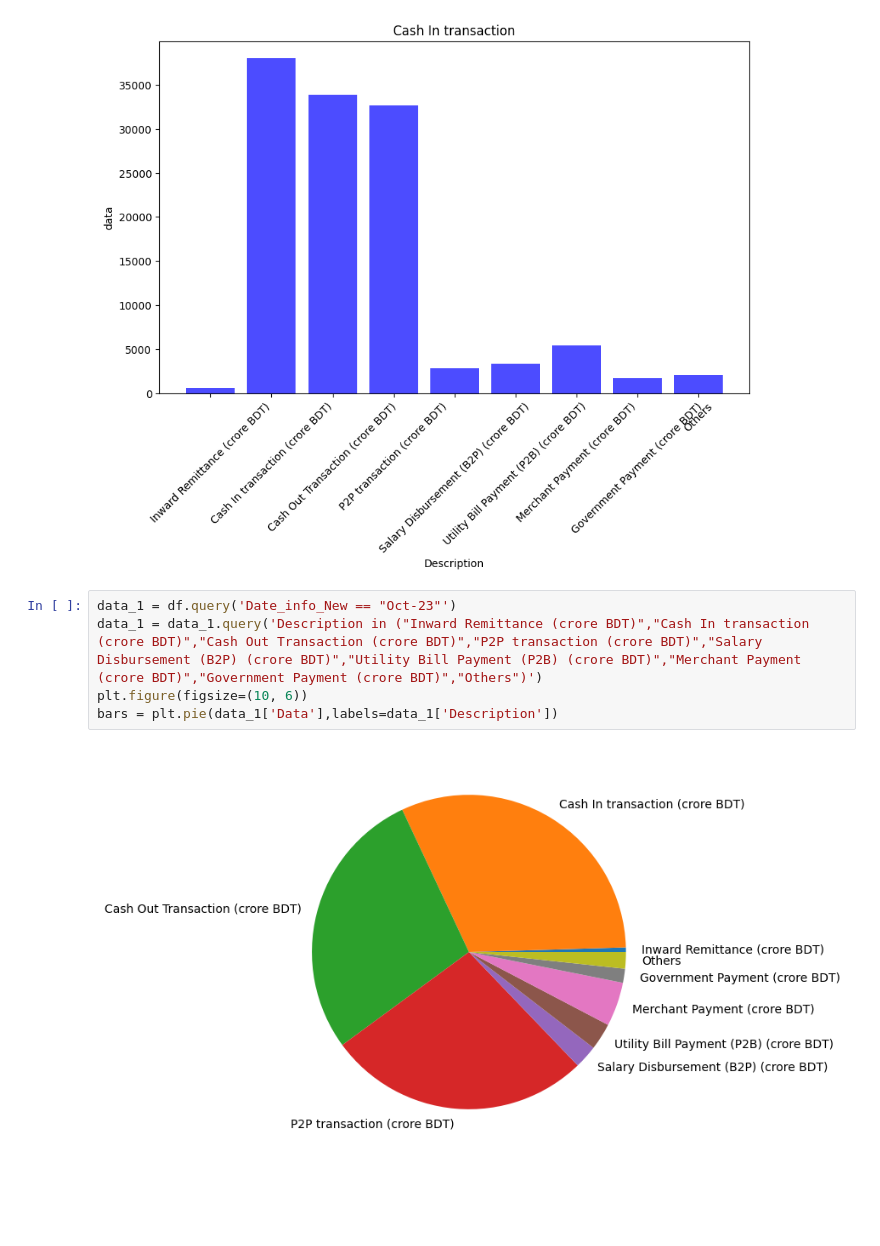
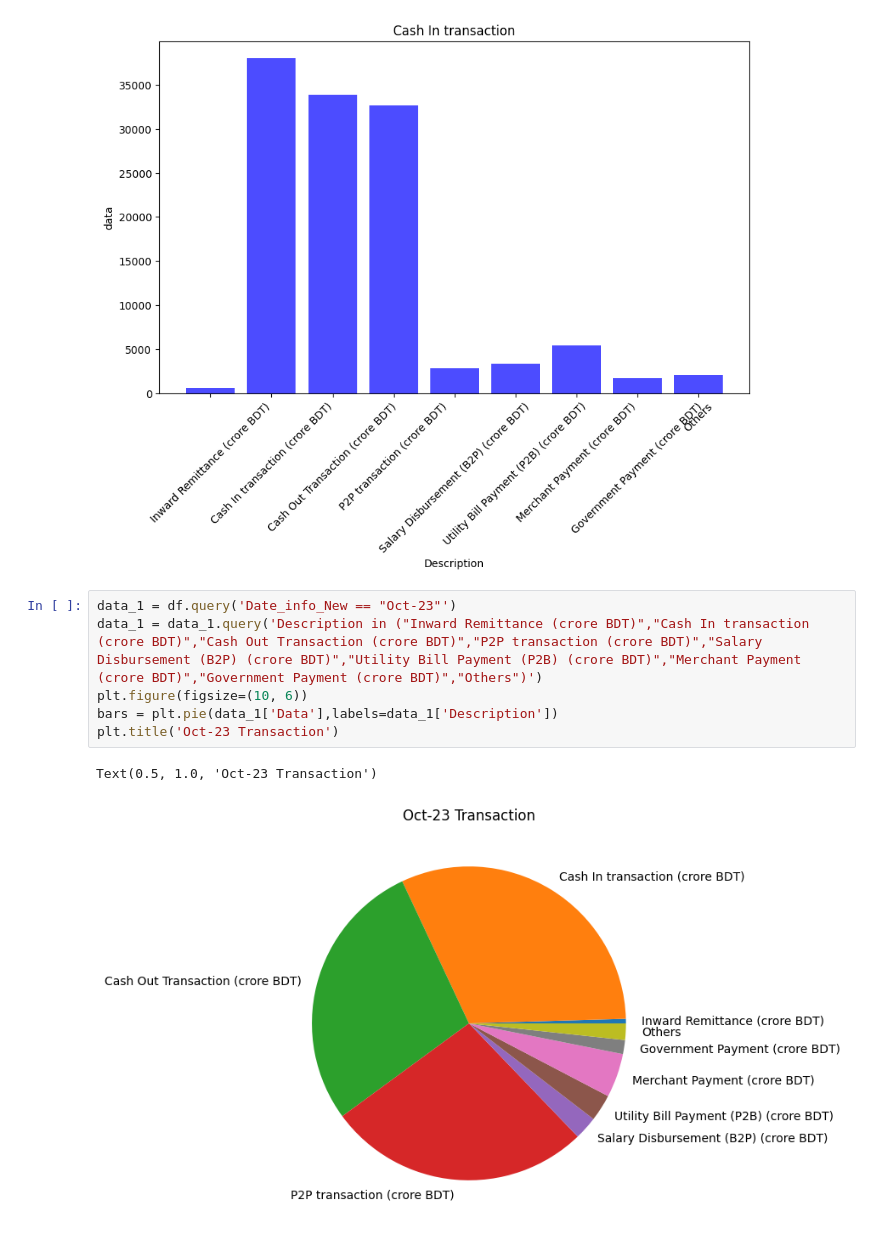
Before and after one commit to Linkonb/Financial-statement-Analysis-of-MFS-in-Bangladesh, a Jupyter notebook: Financial_statement_Analysis_of_MFS_in_Bangladesh.ipynb, the cells around one changed output. Drawn from its saved outputs; the diff is of its cells as text; blank space fills up the shorter version.

```diff
--- a/Financial_statement_Analysis_of_MFS_in_Bangladesh.ipynb
+++ b/Financial_statement_Analysis_of_MFS_in_Bangladesh.ipynb
@@ -145,7 +145,9 @@ plt.xticks(rotation=45);
 # %%
 data_1 = df.query('Date_info_New == "Oct-23"')
 data_1 = data_1.query('Description in ("Inward Remittance (crore BDT)","Cash In transaction (crore BDT)","Cash Out Transaction (crore BDT)","P2P transaction (crore BDT)","Salary Disbursement (B2P) (crore BDT)","Utility Bill Payment (P2B) (crore BDT)","Merchant Payment (crore BDT)","Government Payment (crore BDT)","Others")')
 plt.figure(figsize=(10, 6))
 bars = plt.pie(data_1['Data'],labels=data_1['Description'])
+plt.title('Oct-23 Transaction')
 # %% [output]
+Text(0.5, 1.0, 'Oct-23 Transaction')
-[figure, old version]
+[figure, new version]
```
Also changed, not shown: parts of 4 cells of this notebook.
